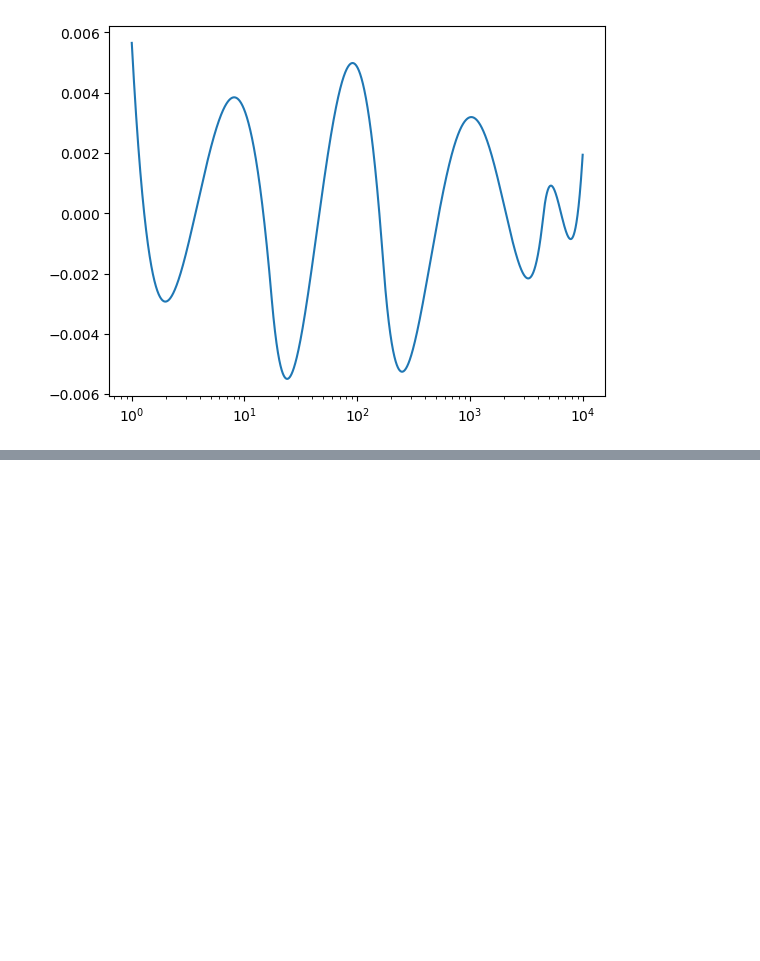
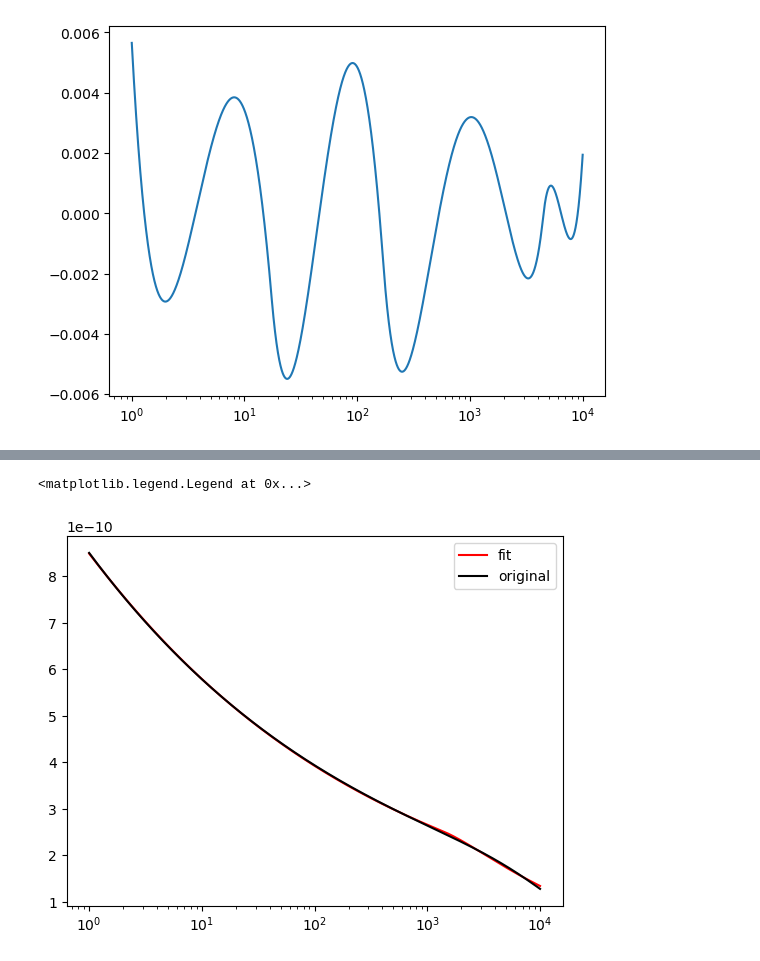
Before and after one commit to wostling/SavinGroup, a Jupyter notebook: Contiuous_Piecewise_Fits.ipynb, the cells around one changed output, grey strips where cells are left out. Saved outputs shown, nothing was run; the diff lists cells and outputs as text; code cells hidden in the pictures; blank space fills up the shorter version.

```diff
--- a/Contiuous_Piecewise_Fits.ipynb
+++ b/Contiuous_Piecewise_Fits.ipynb
@@ -198,0 +251,25 @@ plt.xscale("log")
+# %%
+def new_2(T, T1, a1, b1, gamma1, b2, gamma2):
+    a2 = (a1 * ((T1/300)**(b1-b2))*np.exp((gamma2-gamma1)/T1))
+
+    return np.piecewise(T, [(T <= T1), (T> T1)],
+                        [lambda T:(a1 * ((T/300)**b1) * np.exp(-gamma1/T)),
+                         lambda T:(a2 * ((T/300)**b2) * np.exp(-gamma2/T))])
+# %%
+guess = [1e2, 3.18672989e-10, -1.68304797e-01,  4.41413316e-03,
+         -4.28319281e-01, 3.66065039e+02]
+popt, pcov = optimize.curve_fit(new_2, temps, rates, p0 = guess, method="lm")
+# %%
+fit_rates2 = []
+for temp in temps:
+    fit_rate2 = new_2(temp, popt[0], popt[1], popt[2], popt[3], popt[4], popt[5])
+    fit_rates2.append(fit_rate2)
+# %%
+plt.plot(temps, fit_rates2, label = "fit", c = "red")
+plt.plot(temps, rates, label = "original", c = "black")
+plt.xscale("log")
+#plt.yscale("log")
+plt.legend()
+# %% [output]
+<matplotlib.legend.Legend at 0x...>
+[figure, added]
```
Also changed, not shown: parts of 19 cells of this notebook.
